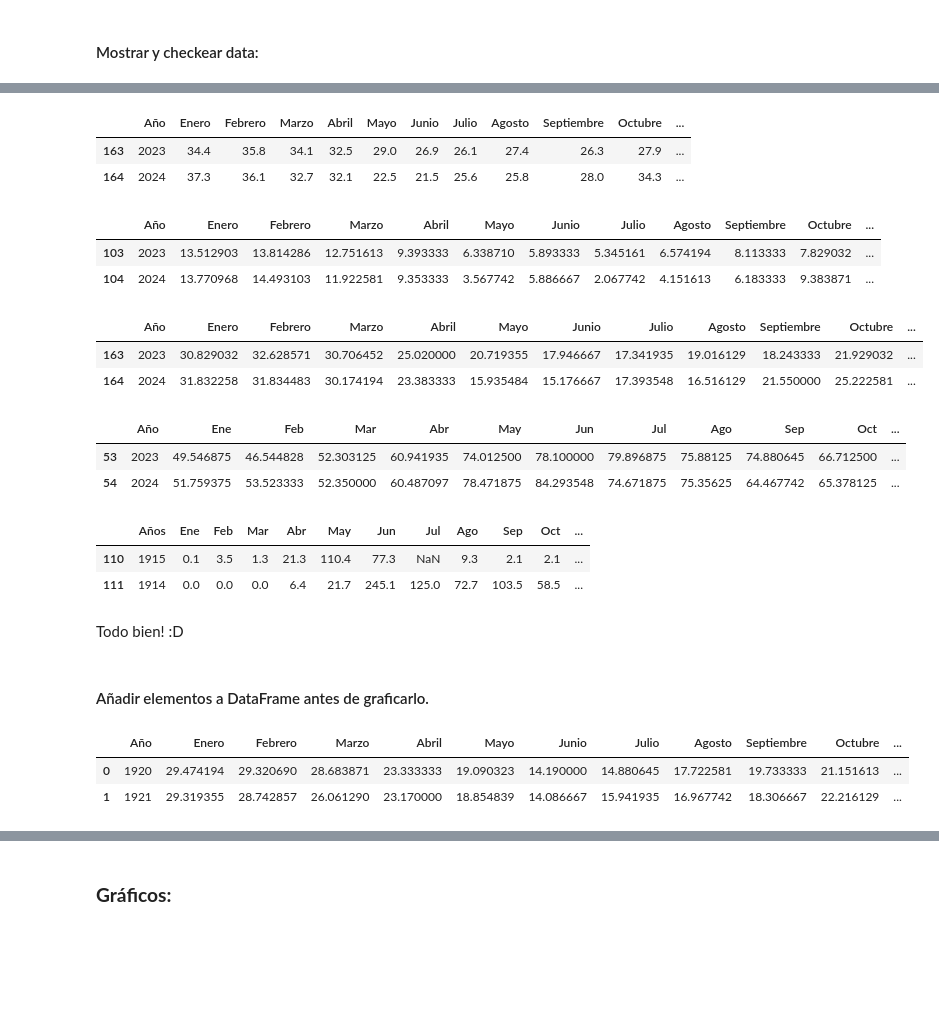
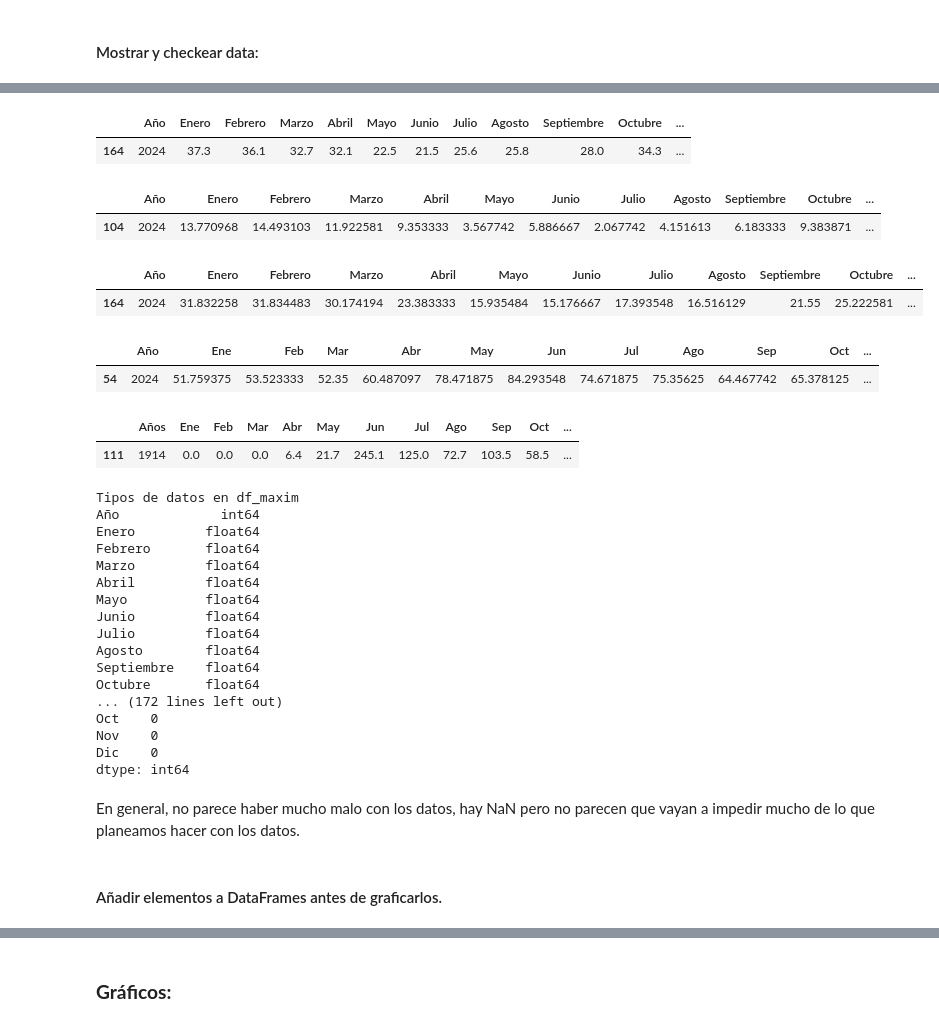
Before and after one commit to juaco-21/Proyect_IMT2200_Idea, a Jupyter notebook: notebooks/EDA.ipynb, the cells around one changed output, grey strips where cells are left out. Drawn from its saved outputs; the diff is of its cells as text; code cells hidden in the pictures; blank space fills up the shorter version.

```diff
--- a/notebooks/EDA.ipynb
+++ b/notebooks/EDA.ipynb
@@ -11,20 +12,18 @@ import seaborn as sns
 #### Cargar data:
 # %%
 # Temperatura
-df_maxim = pd.read_csv('data_temperatura/maximo_temperaturas_santiago.csv')
+df_maxim = pd.read_csv('data_temperatura/maximo_temperaturas_maximas_santiago.csv')
 df_minim = pd.read_csv('data_temperatura/media_temperaturas_minimas_santiago.csv')
-df_media = pd.read_csv('data_temperatura/media_temperaturas_santiago.csv')
-df_maxim = df_maxim.drop_duplicates()
-df_minim = df_minim.drop_duplicates()
-df_media = df_media.drop_duplicates()
+df_media = pd.read_csv('data_temperatura/media_temperaturas_maximas_santiago.csv')
 
 # Humedad, precipitación, y presión
 df_humed = pd.read_csv('data_temperatura/humedad_mensual_santiago.csv')
 df_preci = pd.read_csv('data_temperatura/precipitaciones_mensuales_santiago.csv') # Precipitación
 df_presi = pd.read_csv('data_temperatura/presion_mensual_santiago.csv') # Presión
-df_humed = df_humed.drop_duplicates()
-df_preci = df_preci.drop_duplicates()
-df_presi = df_presi.drop_duplicates()
+
+lista_dataframes = [df_maxim, df_minim, df_media, df_humed, df_preci, df_presi]
+for df in lista_dataframes:
+    df.drop_duplicates(inplace=True)
 # %% [markdown]
 #### Mostrar y checkear data:
 # %%
@@ -54,38 +48,50 @@ display(df_preci.head(2))
 # %%
 # Temperatura
-display(df_maxim.tail(2))
-display(df_minim.tail(2))
-display(df_media.tail(2))
+display(df_maxim.tail(1))
+display(df_minim.tail(1))
+display(df_media.tail(1))
 # Humedad y precipitación
-display(df_humed.tail(2))
-display(df_preci.tail(2))
+display(df_humed.tail(1))
+display(df_preci.tail(1))
 # %% [output]
 |  | Año | Enero | Febrero | Marzo | Abril | Mayo | Junio | Julio | Agosto | Septiembre | Octubre | ... |
-| 163 | 2023 | 34.4 | 35.8 | 34.1 | 32.5 | 29.0 | 26.9 | 26.1 | 27.4 | 26.3 | 27.9 | ... |
 | 164 | 2024 | 37.3 | 36.1 | 32.7 | 32.1 | 22.5 | 21.5 | 25.6 | 25.8 | 28.0 | 34.3 | ... |
 |  | Año | Enero | Febrero | Marzo | Abril | Mayo | Junio | Julio | Agosto | Septiembre | Octubre | ... |
-| 103 | 2023 | 13.512903 | 13.814286 | 12.751613 | 9.393333 | 6.338710 | 5.893333 | 5.345161 | 6.574194 | 8.113333 | 7.829032 | ... |
 | 104 | 2024 | 13.770968 | 14.493103 | 11.922581 | 9.353333 | 3.567742 | 5.886667 | 2.067742 | 4.151613 | 6.183333 | 9.383871 | ... |
 |  | Año | Enero | Febrero | Marzo | Abril | Mayo | Junio | Julio | Agosto | Septiembre | Octubre | ... |
-| 163 | 2023 | 30.829032 | 32.628571 | 30.706452 | 25.020000 | 20.719355 | 17.946667 | 17.341935 | 19.016129 | 18.243333 | 21.929032 | ... |
-| 164 | 2024 | 31.832258 | 31.834483 | 30.174194 | 23.383333 | 15.935484 | 15.176667 | 17.393548 | 16.516129 | 21.550000 | 25.222581 | ... |
+| 164 | 2024 | 31.832258 | 31.834483 | 30.174194 | 23.383333 | 15.935484 | 15.176667 | 17.393548 | 16.516129 | 21.55 | 25.222581 | ... |
 |  | Año | Ene | Feb | Mar | Abr | May | Jun | Jul | Ago | Sep | Oct | ... |
-| 53 | 2023 | 49.546875 | 46.544828 | 52.303125 | 60.941935 | 74.012500 | 78.100000 | 79.896875 | 75.88125 | 74.880645 | 66.712500 | ... |
-| 54 | 2024 | 51.759375 | 53.523333 | 52.350000 | 60.487097 | 78.471875 | 84.293548 | 74.671875 | 75.35625 | 64.467742 | 65.378125 | ... |
+| 54 | 2024 | 51.759375 | 53.523333 | 52.35 | 60.487097 | 78.471875 | 84.293548 | 74.671875 | 75.35625 | 64.467742 | 65.378125 | ... |
 |  | Años | Ene | Feb | Mar | Abr | May | Jun | Jul | Ago | Sep | Oct | ... |
-| 110 | 1915 | 0.1 | 3.5 | 1.3 | 21.3 | 110.4 | 77.3 | NaN | 9.3 | 2.1 | 2.1 | ... |
 | 111 | 1914 | 0.0 | 0.0 | 0.0 | 6.4 | 21.7 | 245.1 | 125.0 | 72.7 | 103.5 | 58.5 | ... |
 # %%
-#print(f'Tipos de datos en df_maxim \n{df_maxim.dtypes}\nCantidad de NaN en df_maxim \n{df_maxim.isna().sum()}\n')
-#print(f'Tipos de datos en df_media \n{df_media.dtypes}\nCantidad de NaN en df_media \n{df_media.isna().sum()}')
+print(f'Tipos de datos en df_maxim \n{df_maxim.dtypes}\nCantidad de NaN en df_maxim \n{df_maxim.isna().sum()}\n')
+print(f'Tipos de datos en df_media \n{df_media.dtypes}\nCantidad de NaN en df_media \n{df_media.isna().sum()}\n')
+print(f'Tipos de datos en df_minim \n{df_minim.dtypes}\nCantidad de NaN en df_minim \n{df_minim.isna().sum()}\n\n')
+
+print(f'Tipos de datos en df_humed \n{df_humed.dtypes}\nCantidad de NaN en df_humed \n{df_humed.isna().sum()}\n')
+print(f'Tipos de datos en df_preci \n{df_preci.dtypes}\nCantidad de NaN en df_preci \n{df_preci.isna().sum()}\n')
+print(f'Tipos de datos en df_presi \n{df_presi.dtypes}\nCantidad de NaN en df_presi \n{df_presi.isna().sum()}')
+# %% [output]
+Tipos de datos en df_maxim
+Año             int64
+Enero         float64
+Febrero       float64
+Marzo         float64
+Abril         float64
+Mayo          float64
+Junio         float64
+Julio         float64
+Agosto        float64
+Septiembre    float64
+Octubre       float64
+... (172 lines left out)
+Oct    0
+Nov    0
+Dic    0
+dtype: int64
 # %% [markdown]
-Todo bien! :D
+En general, no parece haber mucho malo con los datos, hay NaN pero no parecen que vayan a impedir mucho de lo que planeamos hacer con los datos.
 # %% [markdown]
-#### Añadir elementos a DataFrame antes de graficarlo.
+#### Añadir elementos a DataFrames antes de graficarlos.
-# %%
-df_media.head(2)
-# %% [output]
-|  | Año | Enero | Febrero | Marzo | Abril | Mayo | Junio | Julio | Agosto | Septiembre | Octubre | ... |
-| 0 | 1920 | 29.474194 | 29.320690 | 28.683871 | 23.333333 | 19.090323 | 14.190000 | 14.880645 | 17.722581 | 19.733333 | 21.151613 | ... |
-| 1 | 1921 | 29.319355 | 28.742857 | 26.061290 | 23.170000 | 18.854839 | 14.086667 | 15.941935 | 16.967742 | 18.306667 | 22.216129 | ... |
 # %%
```
Also changed, not shown: parts of 11 cells of this notebook.
